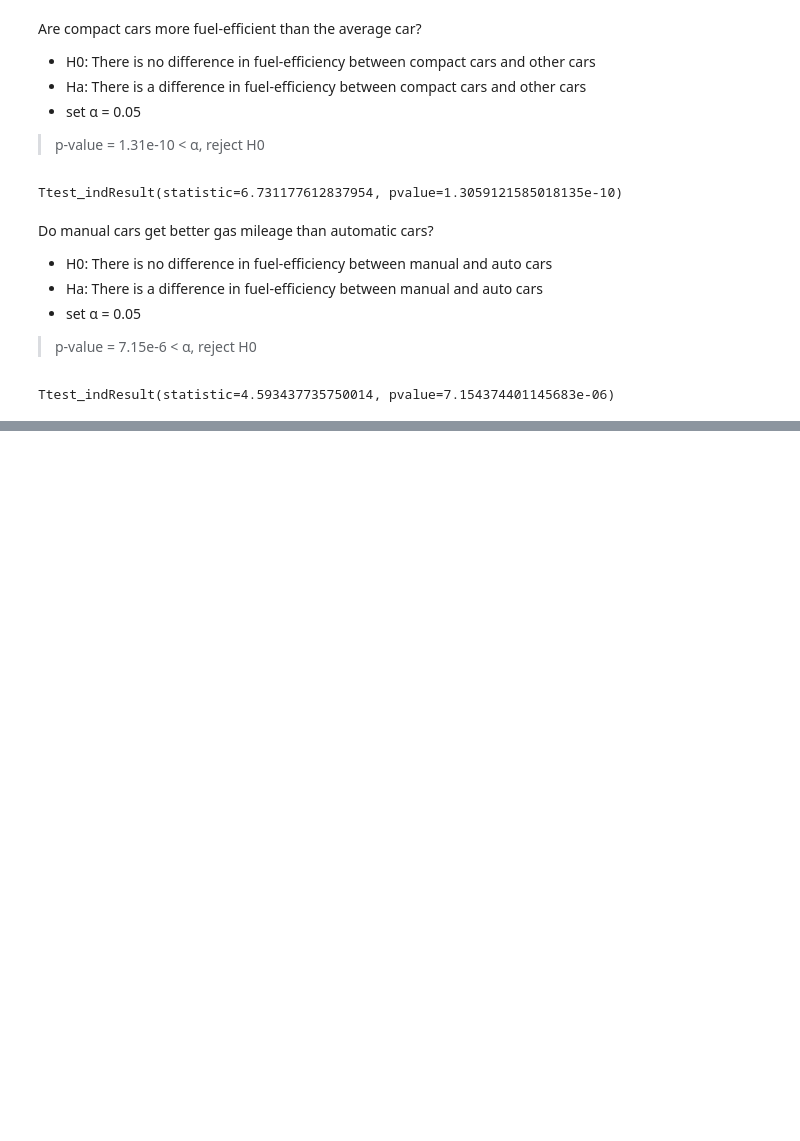
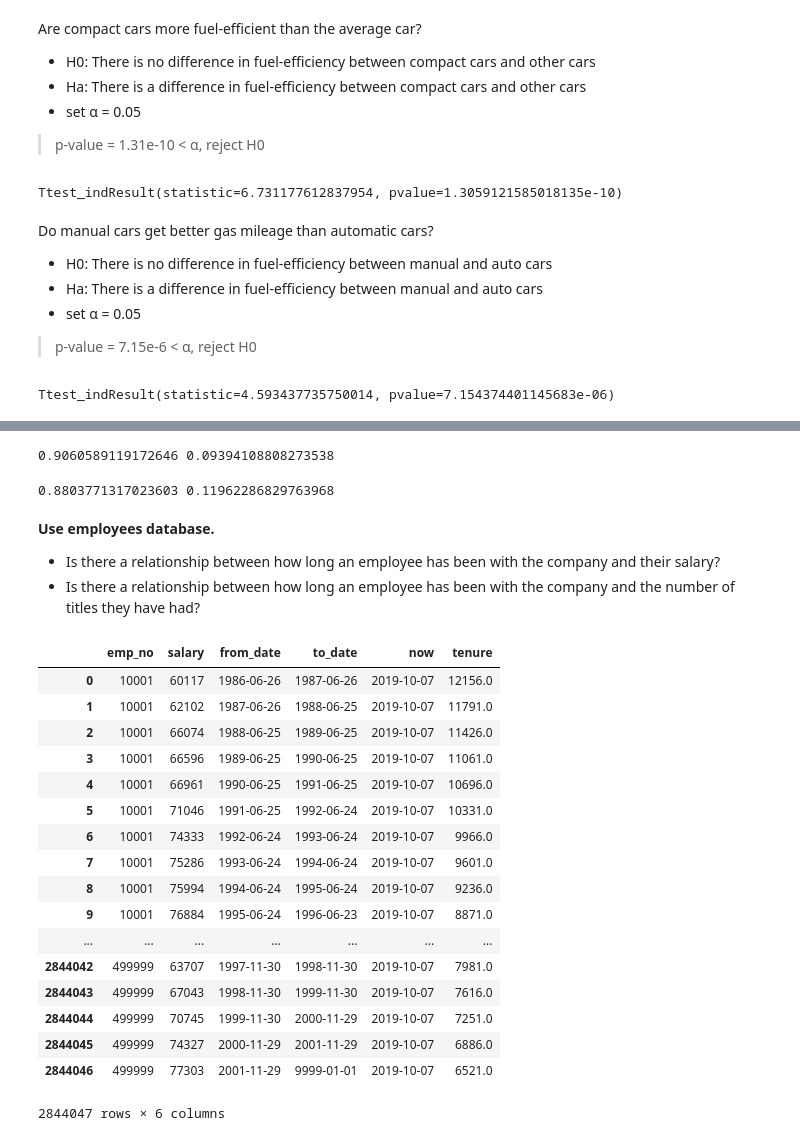
Before and after one commit to Jacqueline-A-Shay/statistics-exercises, a Jupyter notebook: hypothesis_testing.ipynb, the cells around one changed output, grey strips where cells are left out. Drawn from its saved outputs; the diff is of its cells as text; code cells hidden in the pictures; blank space fills up the shorter version.

```diff
--- a/hypothesis_testing.ipynb
+++ b/hypothesis_testing.ipynb
@@ -191,0 +225,9 @@ Ttest_indResult(statistic=4.593437735750014, pvalue=7.154374401145683e-06)
+# %%
+def get_db_url():
+    url = f'mysql+pymysql://{user}:{password}@{host}/{database_name}'
+    return url
+from env import host, user, password
+database_name = input("Input desired database name: ")
+query = input("Key in the query ")
+salary = pd.read_sql(query,get_db_url())
+salary.head(5)
@@ -191,0 +317,15 @@ Ttest_indResult(statistic=4.593437735750014, pvalue=7.154374401145683e-06)
+# %%
+r, p = stats.pearsonr(mt.tenure, mt.total_charges)
+print(r,p)
+# %% [output]
+0.9060589119172646 0.09394108808273538
+# %%
+r, p = stats.pearsonr(mt.tenure, mt.monthly_charges)
+print(r,p)
+# %% [output]
+0.8803771317023603 0.11962286829763968
+# %% [markdown]
+**Use employees database.**
+
+- Is there a relationship between how long an employee has been with the company and their salary?
+- Is there a relationship between how long an employee has been with the company and the number of titles they have had?
@@ -191,0 +335,25 @@ Ttest_indResult(statistic=4.593437735750014, pvalue=7.154374401145683e-06)
+# %%
+salary["now"] = pd.Timestamp.now().date()
+salary["tenure"] = (salary.now - salary.from_date).dt.days.astype(float)
+#salary.tenure = salary.tenure.str.strip(" days")
+# salary.tenure = salary.tenure.astype(timedelta).map(lambda x: np.nan if pd.isnull(x) else x.days)
+salary
+# %% [output]
+|  | emp_no | salary | from_date | to_date | now | tenure |
+| 0 | 10001 | 60117 | 1986-06-26 | 1987-06-26 | 2019-10-07 | 12156.0 |
+| 1 | 10001 | 62102 | 1987-06-26 | 1988-06-25 | 2019-10-07 | 11791.0 |
+| 2 | 10001 | 66074 | 1988-06-25 | 1989-06-25 | 2019-10-07 | 11426.0 |
+| 3 | 10001 | 66596 | 1989-06-25 | 1990-06-25 | 2019-10-07 | 11061.0 |
+| 4 | 10001 | 66961 | 1990-06-25 | 1991-06-25 | 2019-10-07 | 10696.0 |
+| 5 | 10001 | 71046 | 1991-06-25 | 1992-06-24 | 2019-10-07 | 10331.0 |
+| 6 | 10001 | 74333 | 1992-06-24 | 1993-06-24 | 2019-10-07 | 9966.0 |
+| 7 | 10001 | 75286 | 1993-06-24 | 1994-06-24 | 2019-10-07 | 9601.0 |
+| 8 | 10001 | 75994 | 1994-06-24 | 1995-06-24 | 2019-10-07 | 9236.0 |
+| 9 | 10001 | 76884 | 1995-06-24 | 1996-06-23 | 2019-10-07 | 8871.0 |
+| ... | ... | ... | ... | ... | ... | ... |
+| 2844042 | 499999 | 63707 | 1997-11-30 | 1998-11-30 | 2019-10-07 | 7981.0 |
+| 2844043 | 499999 | 67043 | 1998-11-30 | 1999-11-30 | 2019-10-07 | 7616.0 |
+| 2844044 | 499999 | 70745 | 1999-11-30 | 2000-11-29 | 2019-10-07 | 7251.0 |
+| 2844045 | 499999 | 74327 | 2000-11-29 | 2001-11-29 | 2019-10-07 | 6886.0 |
+| 2844046 | 499999 | 77303 | 2001-11-29 | 9999-01-01 | 2019-10-07 | 6521.0 |
+2844047 rows × 6 columns
```
Also changed, not shown: parts of 27 cells of this notebook, 1 other file.
